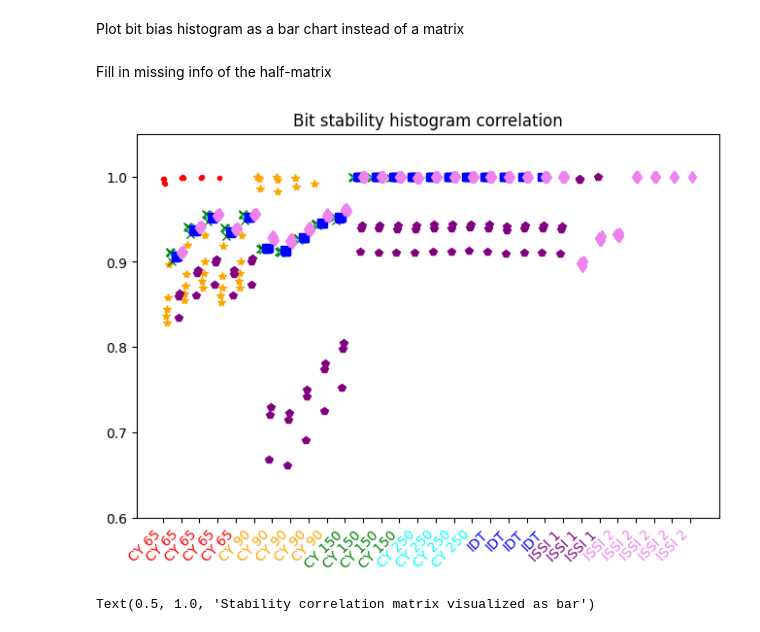
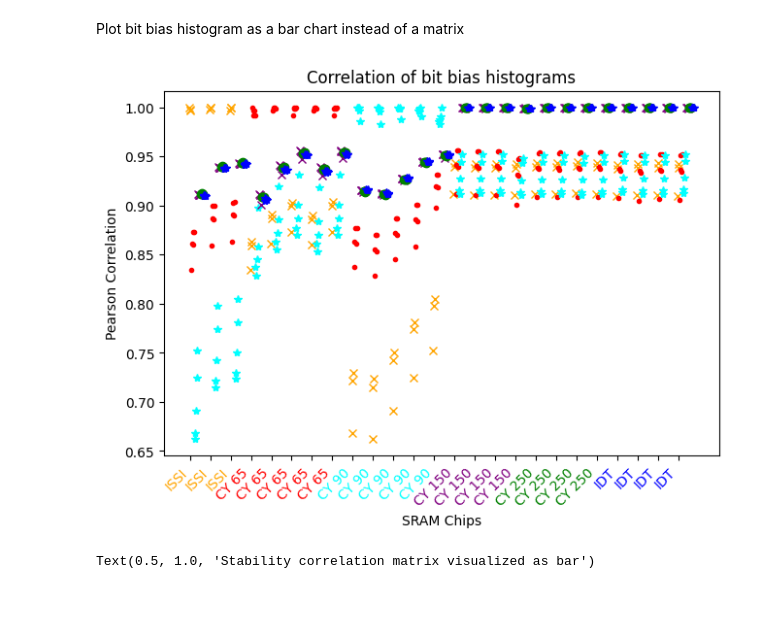
Before and after one commit to ihalseide/sram-fingerprint, a Jupyter notebook: analysis/izak_notebook.ipynb, the cells around one changed output. Cells and saved outputs as stored; diff of their text form; code cells hidden in the pictures; blank space fills up the shorter version.

Commit message:
do more work for the SRAM paper

```diff
--- a/analysis/izak_notebook.ipynb
+++ b/analysis/izak_notebook.ipynb
@@ -2468,2 +2531,0 @@ c_mat = correlation_matrix_create(labeled_files_votes, stability_correlation)
-# %% [markdown]
-Fill in missing info of the half-matrix
@@ -2477,46 +2534,50 @@ import numpy as np
 import matplotlib.pyplot as plt
 
 labels = list(labeled_files_votes[:, 0])
 xs = np.arange(len(labels))
 fig, ax = plt.subplots(layout='constrained')
 width = 0.2
 
 symbols = {
     "CY 65": ".",
     "CY 90": "*",
     "CY 150": "x",
-    "CY 250": "+",
-    "IDT": "s",
-    "ISSI 1": "p",
-    "ISSI 2": "d",
+    "CY 250": "o",
+    "IDT": "*",
+    "ISSI": "x",
+    "ISSI 2": "+",
 }
 
 colors = {
     "CY 65": "red",
-    "CY 90": "orange",
-    "CY 150": "green",
-    "CY 250": "cyan",
+    "CY 90": "cyan",
+    "CY 150": "purple",
+    "CY 250": "green",
     "IDT": "blue",
-    "ISSI 1": "purple",
+    "ISSI": "orange",
     "ISSI 2": "violet",
 }
+
+factor = 6
 
 for i, label in enumerate(labels):
     # ax.bar(xs*5 + width * i, c_mat[i], width=width, label=label)
     symbol = symbols[label]
     color = colors[label]
-    ax.plot(xs*5 + width * i, c_mat[i], symbol, color=color, label=label)
+    ax.plot(xs*factor + width * i, c_mat[i], symbol, color=color, label=label)
 
-ax.set_xticks(xs*5 + width, labels)
+ax.set_xticks(xs*factor + width, labels)
 ax.set_xticklabels(ax.get_xticklabels(), rotation=45, ha='right')
 # ax.legend(ncols=5)
-ax.set_ylim(0.6, 1.05)
-ax.set_title("Bit stability histogram correlation")
+# ax.set_ylim(0.65, 1.02)
+ax.set_title("Correlation of bit bias histograms")
+ax.set_ylabel("Pearson Correlation")
+ax.set_xlabel("SRAM Chips")
 
 for i, label in enumerate(ax.xaxis.get_ticklabels()):
     label.set_color(colors[label.get_text()])
 # %% [output]
-[figure, old version]
+[figure, new version]
 # %%
 labels = list(labeled_files_votes[:, 0])
 xs = np.arange(len(labels))
```
Also changed, not shown: parts of 15 cells of this notebook.
